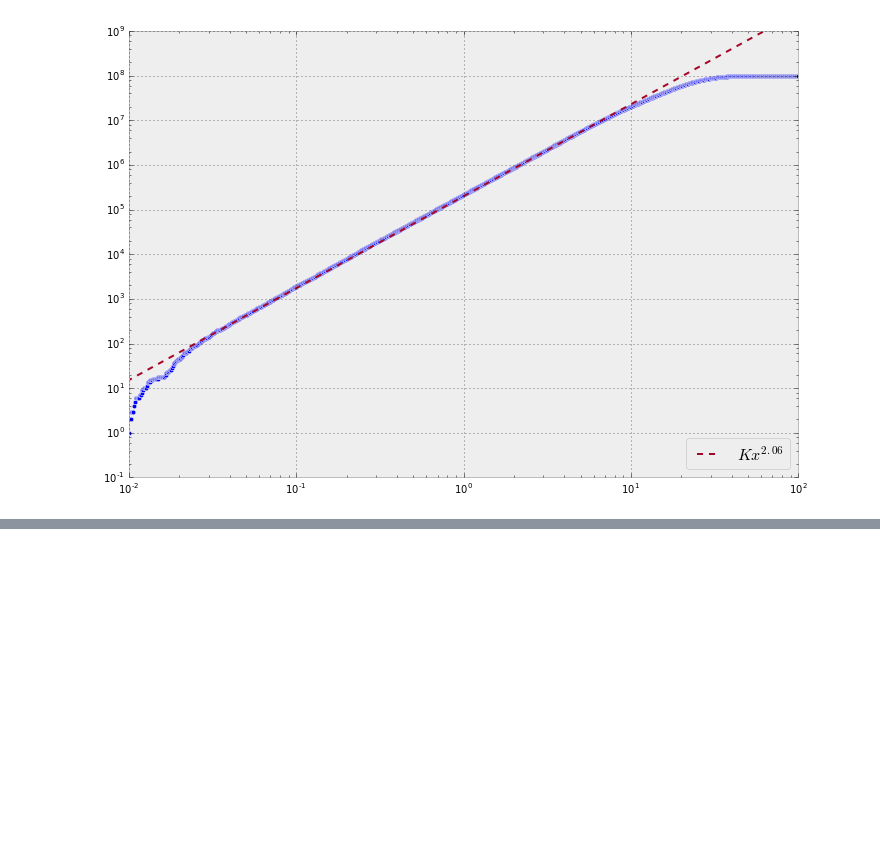
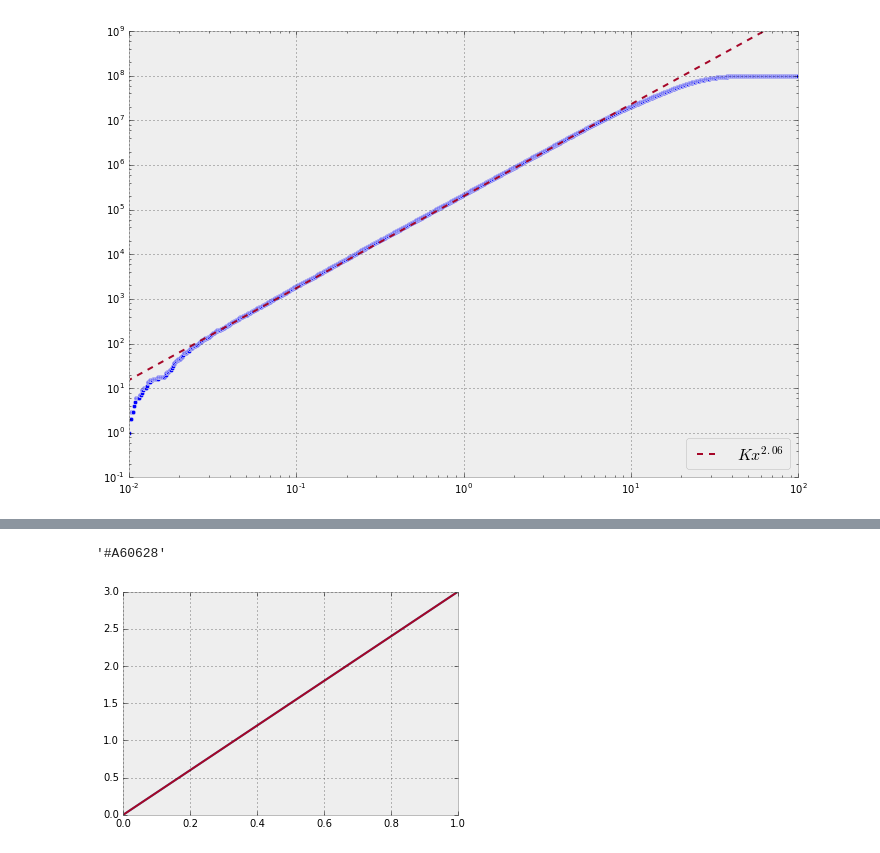
Before and after one commit to nordam/TFY4305, a Jupyter notebook: Notebooks/Fractal dimension.ipynb, the cells around one changed output, grey strips where cells are left out. Cells and saved outputs as stored; diff of their text form; code cells hidden in the pictures; blank space fills up the shorter version.

```diff
--- a/Notebooks/Fractal dimension.ipynb
+++ b/Notebooks/Fractal dimension.ipynb
@@ -89,0 +126,8 @@ plt.ylim(1e-1, 1e9)
+# %%
+l, = plt.plot([0,1], [0,3])
+l.get_color()
+l, = plt.plot([0,1], [0,3])
+l.get_color()
+# %% [output]
+'#A60628'
+[figure, added]
```
Also changed, not shown: parts of 2 cells of this notebook.
